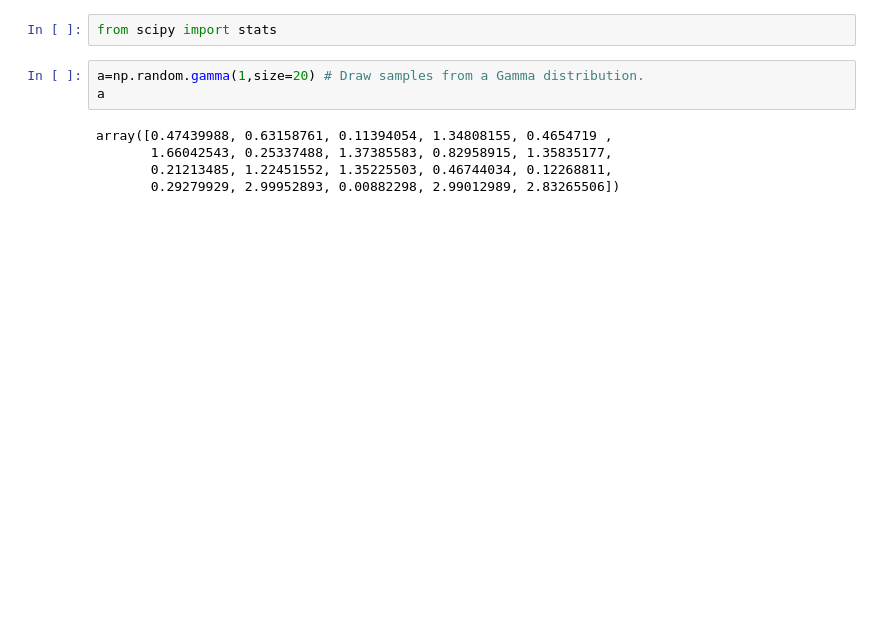
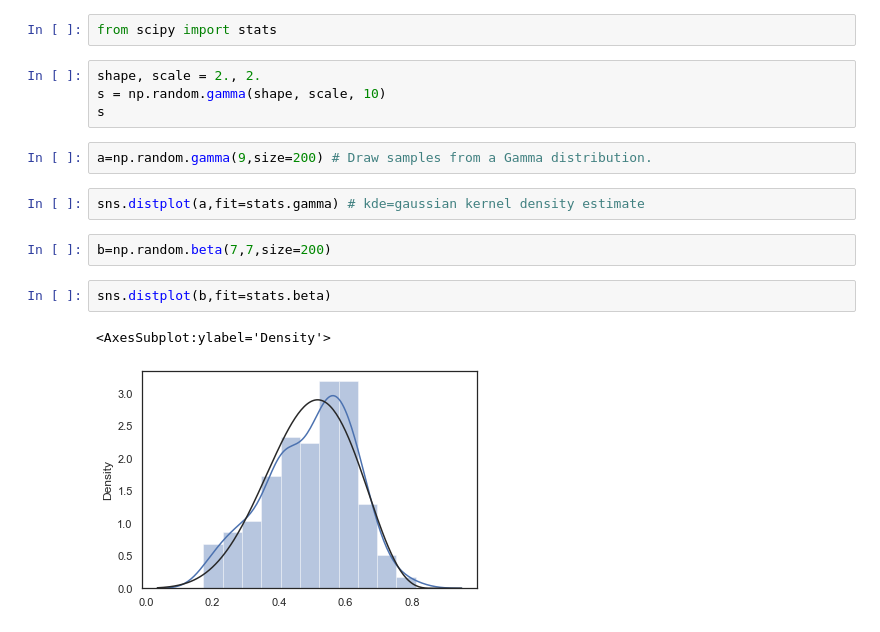
Before and after one commit to Rasel-25/Python, a Jupyter notebook: Seaborn/seaborn.ipynb, the cells around one changed output. Cells and saved outputs as stored; diff of their text form; blank space fills up the shorter version.

```diff
--- a/Seaborn/seaborn.ipynb
+++ b/Seaborn/seaborn.ipynb
@@ -338,10 +178,17 @@ sns.kdeplot(sales.Profit, bw=100) # bw means bandwith which smooth the curve
 # %%
 from scipy import stats
+# %%
+shape, scale = 2., 2.
+s = np.random.gamma(shape, scale, 10)
+s
 # %%
-a=np.random.gamma(1,size=20) # Draw samples from a Gamma distribution.
-a
+a=np.random.gamma(9,size=200) # Draw samples from a Gamma distribution.
-# %% [output]
-array([0.47439988, 0.63158761, 0.11394054, 1.34808155, 0.4654719 ,
-       1.66042543, 0.25337488, 1.37385583, 0.82958915, 1.35835177,
-       0.21213485, 1.22451552, 1.35225503, 0.46744034, 0.12268811,
-       0.29279929, 2.99952893, 0.00882298, 2.99012989, 2.83265506])
+# %%
+sns.distplot(a,fit=stats.gamma) # kde=gaussian kernel density estimate
+# %%
+b=np.random.beta(7,7,size=200)
+# %%
+sns.distplot(b,fit=stats.beta)
+# %% [output]
+<AxesSubplot:ylabel='Density'>
+[figure, added]
```
Also changed, not shown: parts of 57 cells of this notebook.
